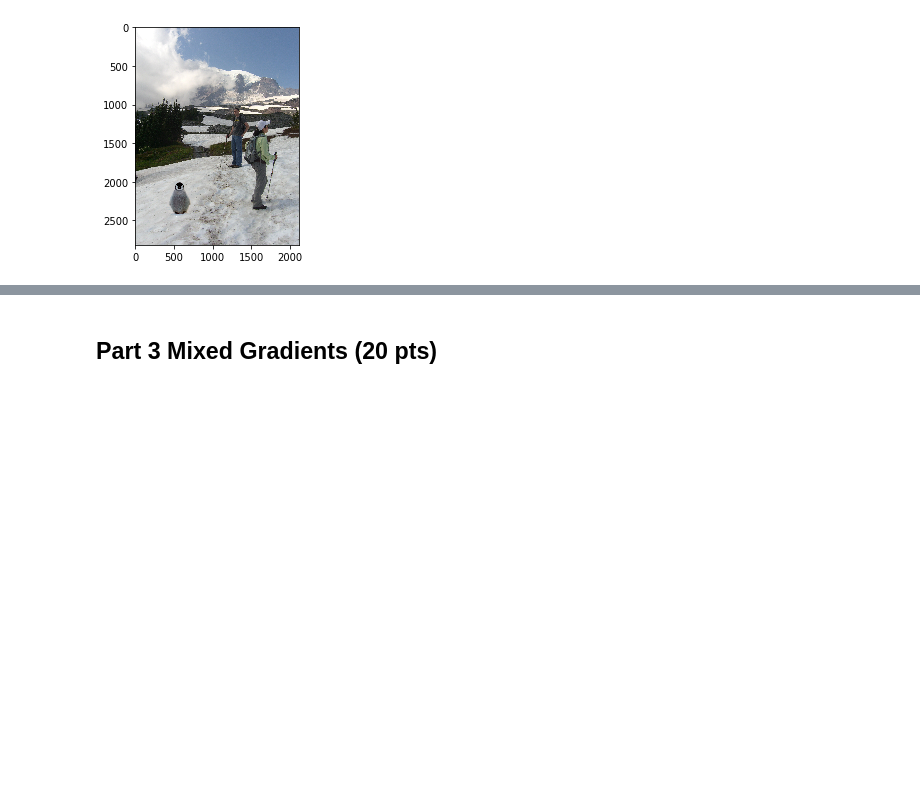
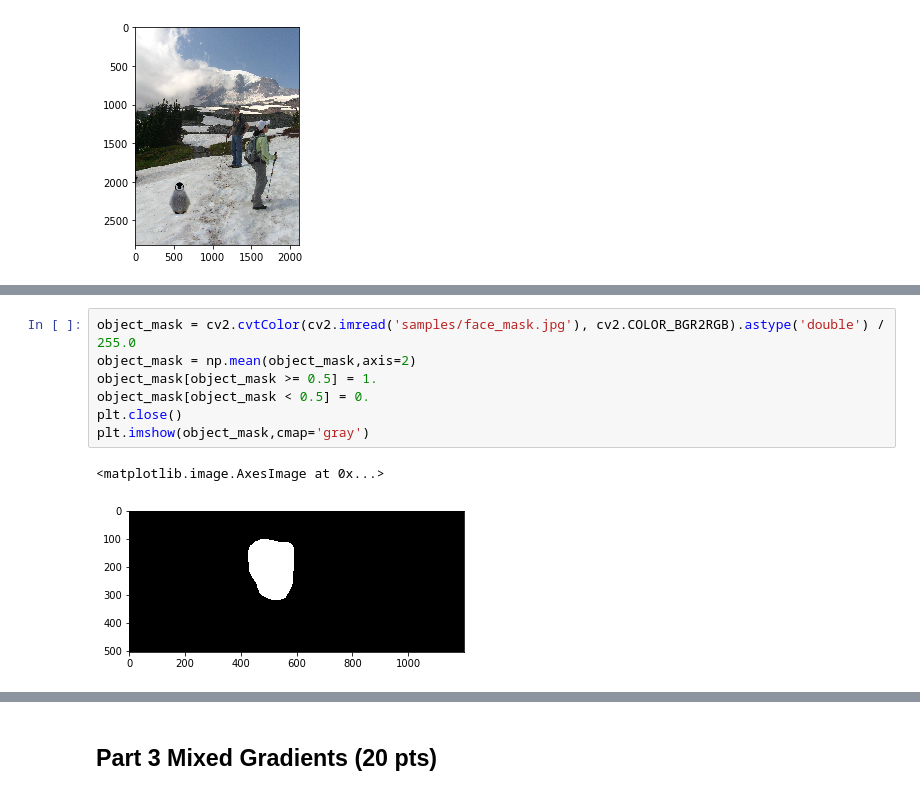
Before and after one commit to nathanfitz-coder/computationalphotography, a Jupyter notebook: project3/Project3.ipynb, the cells around one changed output, grey strips where cells are left out. Cells and saved outputs as stored; diff of their text form; blank space fills up the shorter version.

```diff
--- a/project3/Project3.ipynb
+++ b/project3/Project3.ipynb
@@ -255,0 +263,10 @@ Total time took 0 hours, 5 minutes, and 43 seconds
+# %%
+object_mask = cv2.cvtColor(cv2.imread('samples/face_mask.jpg'), cv2.COLOR_BGR2RGB).astype('double') / 255.0
+object_mask = np.mean(object_mask,axis=2)
+object_mask[object_mask >= 0.5] = 1.
+object_mask[object_mask < 0.5] = 0.
+plt.close()
+plt.imshow(object_mask,cmap='gray')
+# %% [output]
+<matplotlib.image.AxesImage at 0x...>
+[figure, added]
```
Also changed, not shown: parts of 9 cells of this notebook, 3 other files.
